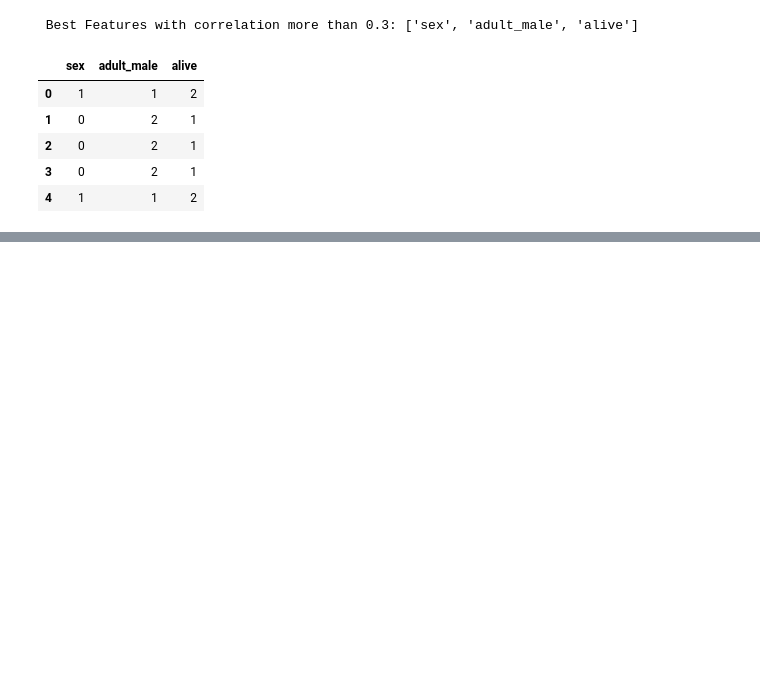
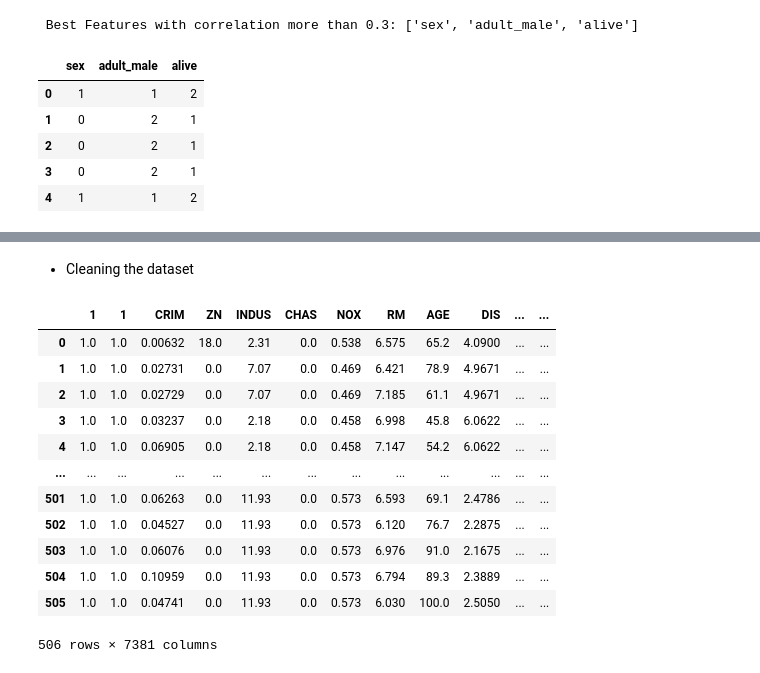
Before and after one commit to faizrazadec/Data-Science-Group-2-BWF-FAIZ-RAZA, a Jupyter notebook: Month 02/Task 20/Task 20.ipynb, the cells around one changed output, grey strips where cells are left out. Saved outputs shown, nothing was run; the diff lists cells and outputs as text; code cells hidden in the pictures; blank space fills up the shorter version.

```diff
--- a/Month 02/Task 20/Task 20.ipynb
+++ b/Month 02/Task 20/Task 20.ipynb
@@ -211,0 +743,16 @@ df[feature_selection].head()
+# %%
+df = sns.load_dataset('titanic')
+null_values = [cols for cols in df.columns if df[cols].isna().sum() > 0]
+for i in df[null_values]:
+    df[i] = df[i].fillna(df[i].mode()[0])
+# categorical_columnns  = [cols for cols in df.columns if df[cols].dtype == "object"]
+# df["sex"] = df["sex"].map({"male": 1, "female": 0})
+# df["embarked"] = df["embarked"].map({"S": 1, "C": 2, "Q": 3})
+# df["class"] = df["class"].map({'Third' : 1, 'First':2, 'Second':3})
+# df["who"] = df["who"].map({'man':1, 'woman':2, 'child':3})
+# df["adult_male"] = df["adult_male"].map({True:1, False:2})
+# df["deck"] = df["deck"].map({'C':1, 'E':2, 'G':3, 'D':4, 'A':5, 'B':6, 'F':7})
+# df["embark_town"] = df["embark_town"].map({'Southampton':1, 'Cherbourg':2, 'Queenstown':3})
+# df["alive"] = df["alive"].map({'yes':1, 'no':2})
+# df["alone"] = df["alone"].map({True:1, False:2})
+df.head(100)
@@ -211,0 +850,3 @@ df[feature_selection].head()
+# %%
+df = pd.read_csv("HousingData.csv")
+df.shape
@@ -211,0 +873,27 @@ df[feature_selection].head()
+# %%
+poly_features = PolynomialFeatures(degree = 2)
+# %% [markdown]
+- Cleaning the dataset
+# %%
+null_values = [cols for cols in df.columns if df[cols].isna().sum() > 0]
+for i in df[null_values]:
+    df[i] = df[i].fillna(df[i].mode()[0])
+# %%
+poly_df = poly_features.fit_transform(df)
+get_features = poly_features.get_feature_names_out(df.columns)
+df = pd.DataFrame(poly_df, columns = get_features)
+df
+# %% [output]
+|  | 1 | 1 | CRIM | ZN | INDUS | CHAS | NOX | RM | AGE | DIS | ... | ... |
+| 0 | 1.0 | 1.0 | 0.00632 | 18.0 | 2.31 | 0.0 | 0.538 | 6.575 | 65.2 | 4.0900 | ... | ... |
+| 1 | 1.0 | 1.0 | 0.02731 | 0.0 | 7.07 | 0.0 | 0.469 | 6.421 | 78.9 | 4.9671 | ... | ... |
+| 2 | 1.0 | 1.0 | 0.02729 | 0.0 | 7.07 | 0.0 | 0.469 | 7.185 | 61.1 | 4.9671 | ... | ... |
+| 3 | 1.0 | 1.0 | 0.03237 | 0.0 | 2.18 | 0.0 | 0.458 | 6.998 | 45.8 | 6.0622 | ... | ... |
+| 4 | 1.0 | 1.0 | 0.06905 | 0.0 | 2.18 | 0.0 | 0.458 | 7.147 | 54.2 | 6.0622 | ... | ... |
+| ... | ... | ... | ... | ... | ... | ... | ... | ... | ... | ... | ... | ... |
+| 501 | 1.0 | 1.0 | 0.06263 | 0.0 | 11.93 | 0.0 | 0.573 | 6.593 | 69.1 | 2.4786 | ... | ... |
+| 502 | 1.0 | 1.0 | 0.04527 | 0.0 | 11.93 | 0.0 | 0.573 | 6.120 | 76.7 | 2.2875 | ... | ... |
+| 503 | 1.0 | 1.0 | 0.06076 | 0.0 | 11.93 | 0.0 | 0.573 | 6.976 | 91.0 | 2.1675 | ... | ... |
+| 504 | 1.0 | 1.0 | 0.10959 | 0.0 | 11.93 | 0.0 | 0.573 | 6.794 | 89.3 | 2.3889 | ... | ... |
+| 505 | 1.0 | 1.0 | 0.04741 | 0.0 | 11.93 | 0.0 | 0.573 | 6.030 | 100.0 | 2.5050 | ... | ... |
+506 rows × 7381 columns
```
Also changed, not shown: parts of 85 cells of this notebook, 1 other file.
